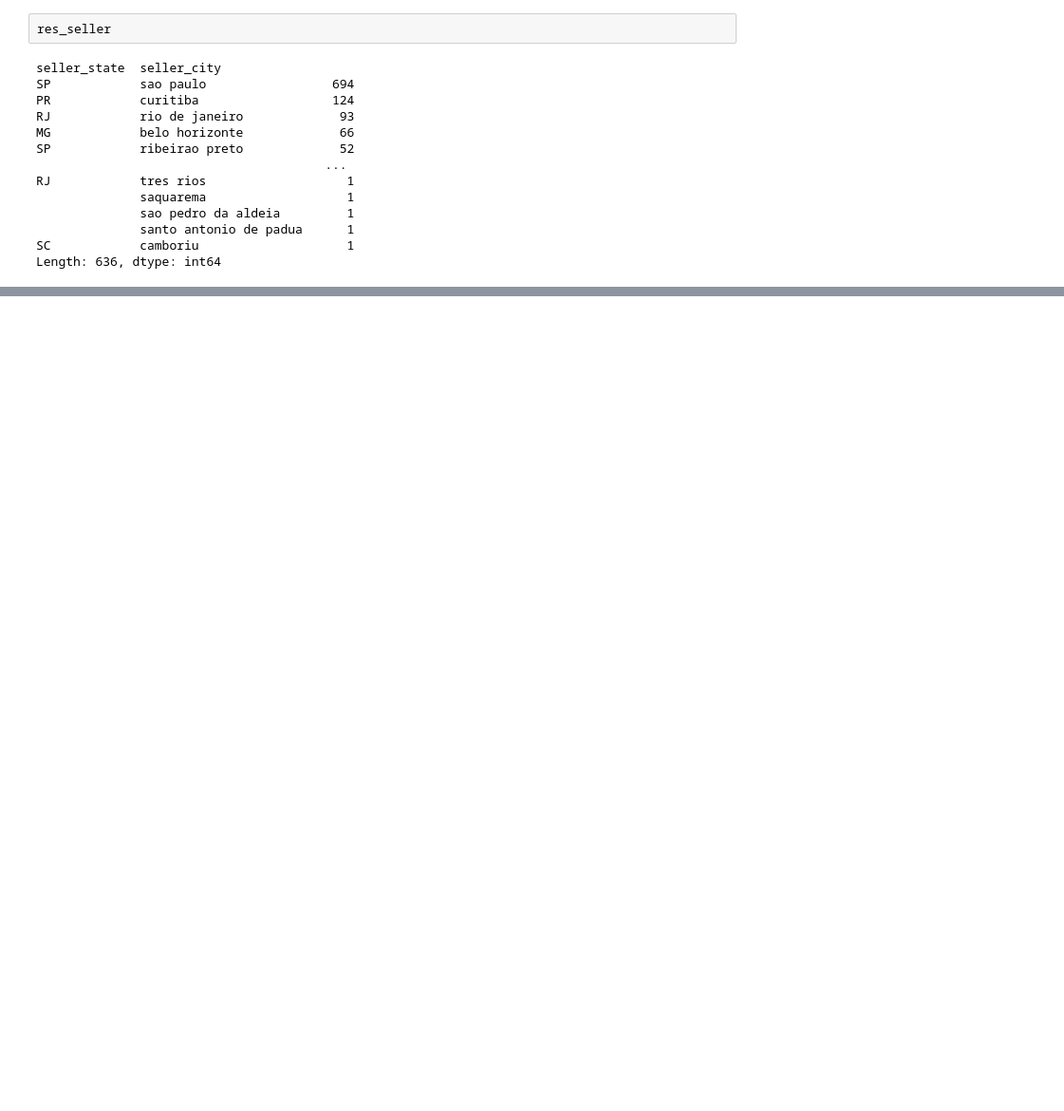
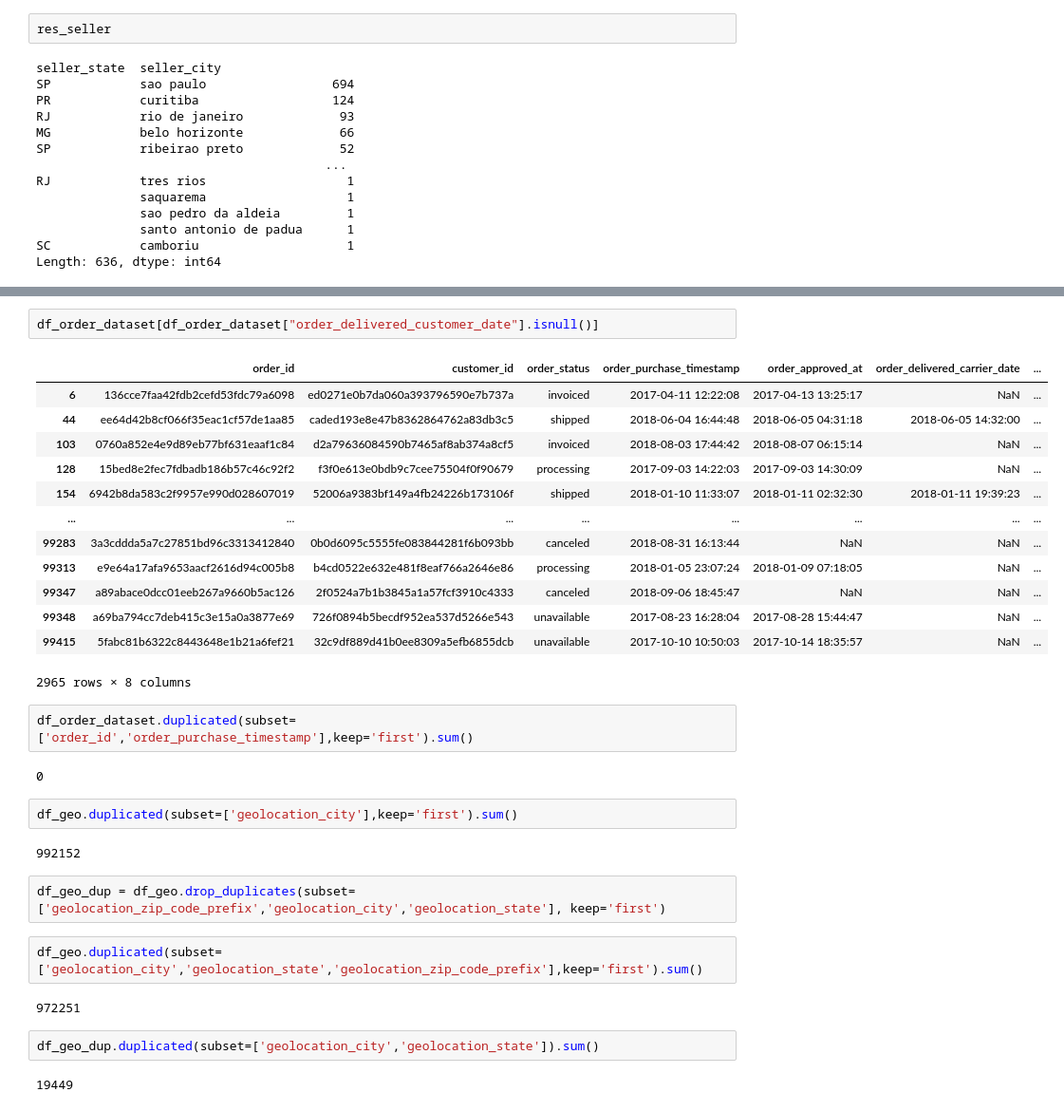
Before and after one commit to SaiaR1523/Olist, a Jupyter notebook: customer_dataset.ipynb, the cells around one changed output, grey strips where cells are left out. Shown: that part at 95% size. Cells and saved outputs as stored; diff of their text form; blank space fills up the shorter version.

Commit message:
Update customer_dataset.ipynb
Labo pour nettoyage csv, vérification des doublons et des valeurs null

```diff
--- a/customer_dataset.ipynb
+++ b/customer_dataset.ipynb
@@ -171,0 +196,34 @@ Length: 636, dtype: int64
+# %%
+df_order_dataset[df_order_dataset["order_delivered_customer_date"].isnull()]
+# %% [output]
+|  | order_id | customer_id | order_status | order_purchase_timestamp | order_approved_at | order_delivered_carrier_date | ... |
+| 6 | 136cce7faa42fdb2cefd53fdc79a6098 | ed0271e0b7da060a393796590e7b737a | invoiced | 2017-04-11 12:22:08 | 2017-04-13 13:25:17 | NaN | ... |
+| 44 | ee64d42b8cf066f35eac1cf57de1aa85 | caded193e8e47b8362864762a83db3c5 | shipped | 2018-06-04 16:44:48 | 2018-06-05 04:31:18 | 2018-06-05 14:32:00 | ... |
+| 103 | 0760a852e4e9d89eb77bf631eaaf1c84 | d2a79636084590b7465af8ab374a8cf5 | invoiced | 2018-08-03 17:44:42 | 2018-08-07 06:15:14 | NaN | ... |
+| 128 | 15bed8e2fec7fdbadb186b57c46c92f2 | f3f0e613e0bdb9c7cee75504f0f90679 | processing | 2017-09-03 14:22:03 | 2017-09-03 14:30:09 | NaN | ... |
+| 154 | 6942b8da583c2f9957e990d028607019 | 52006a9383bf149a4fb24226b173106f | shipped | 2018-01-10 11:33:07 | 2018-01-11 02:32:30 | 2018-01-11 19:39:23 | ... |
+| ... | ... | ... | ... | ... | ... | ... | ... |
+| 99283 | 3a3cddda5a7c27851bd96c3313412840 | 0b0d6095c5555fe083844281f6b093bb | canceled | 2018-08-31 16:13:44 | NaN | NaN | ... |
+| 99313 | e9e64a17afa9653aacf2616d94c005b8 | b4cd0522e632e481f8eaf766a2646e86 | processing | 2018-01-05 23:07:24 | 2018-01-09 07:18:05 | NaN | ... |
+| 99347 | a89abace0dcc01eeb267a9660b5ac126 | 2f0524a7b1b3845a1a57fcf3910c4333 | canceled | 2018-09-06 18:45:47 | NaN | NaN | ... |
+| 99348 | a69ba794cc7deb415c3e15a0a3877e69 | 726f0894b5becdf952ea537d5266e543 | unavailable | 2017-08-23 16:28:04 | 2017-08-28 15:44:47 | NaN | ... |
+| 99415 | 5fabc81b6322c8443648e1b21a6fef21 | 32c9df889d41b0ee8309a5efb6855dcb | unavailable | 2017-10-10 10:50:03 | 2017-10-14 18:35:57 | NaN | ... |
+2965 rows × 8 columns
+# %%
+df_order_dataset.duplicated(subset=['order_id','order_purchase_timestamp'],keep='first').sum()
+# %% [output]
+0
+# %%
+df_geo.duplicated(subset=['geolocation_city'],keep='first').sum()
+# %% [output]
+992152
+# %%
+df_geo_dup = df_geo.drop_duplicates(subset=['geolocation_zip_code_prefix','geolocation_city','geolocation_state'], keep='first')
+# %%
+df_geo.duplicated(subset=['geolocation_city','geolocation_state','geolocation_zip_code_prefix'],keep='first').sum()
+# %% [output]
+972251
+# %%
+df_geo_dup.duplicated(subset=['geolocation_city','geolocation_state']).sum()
+# %% [output]
+19449
```
Also changed, not shown: parts of 26 cells of this notebook.
